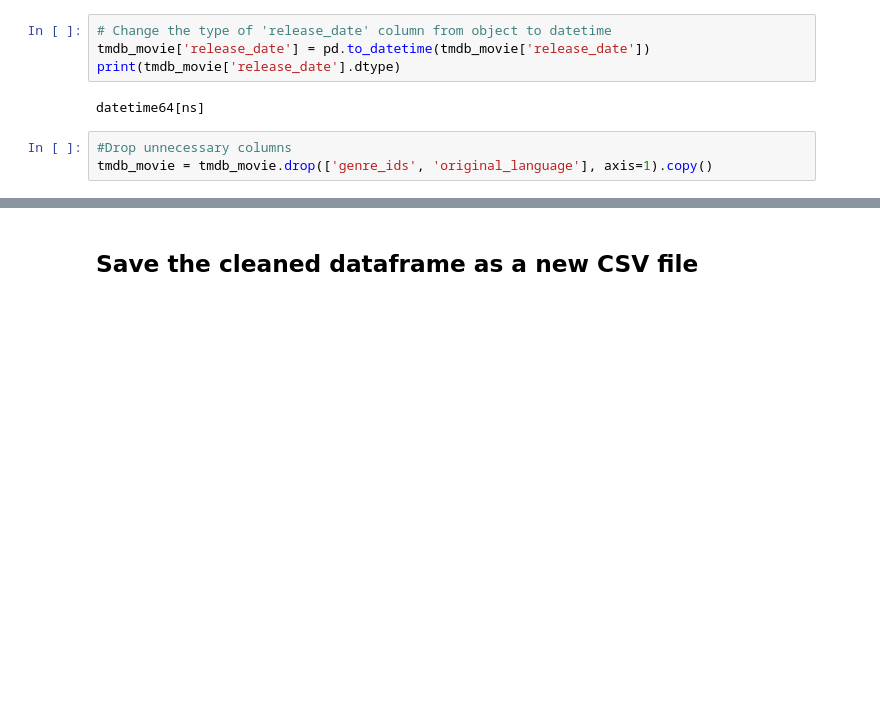
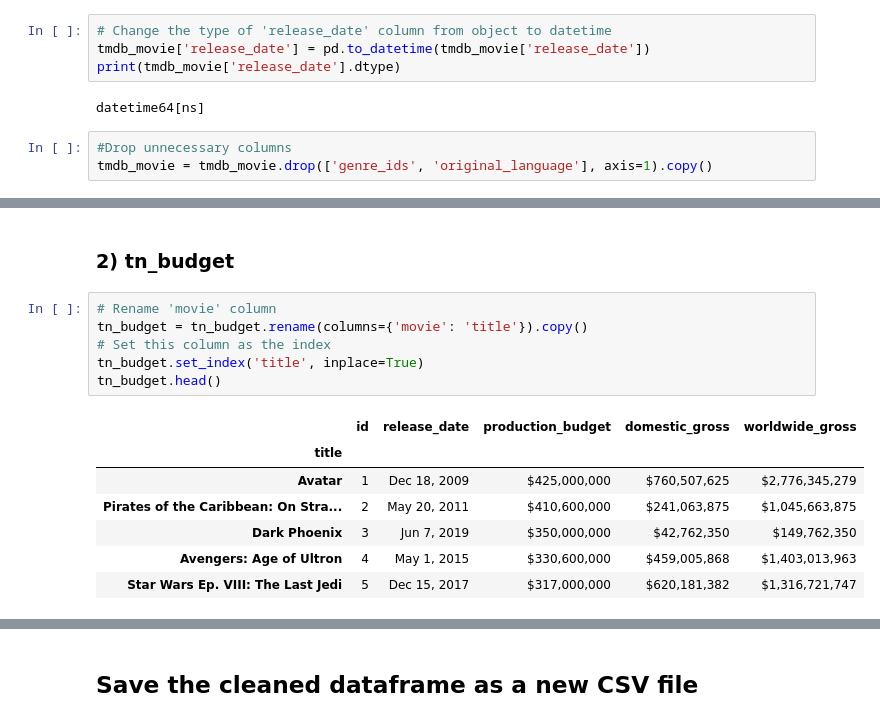
Before and after one commit to linhmai19/movie_revenue_hypothesis_testing, a Jupyter notebook: data_cleaning.ipynb, the cells around one changed output, grey strips where cells are left out. Saved outputs shown, nothing was run; the diff lists cells and outputs as text; blank space fills up the shorter version.

```diff
--- a/cleaning_tmdb_movies.ipynb
+++ b/data_cleaning.ipynb
@@ -105,3 +160,19 @@ movies_from_2000_2018.head()
 | 10138 | Iron Man 2 | 28.515 | 2010-05-07 | Iron Man 2 | 6.8 | 12368 | 5 | Friday |
 | 27205 | Inception | 27.920 | 2010-07-16 | Inception | 8.3 | 22186 | 7 | Friday |
 | 32657 | Percy Jackson & the Olympians: Th... | 26.691 | 2010-02-11 | Percy Jackson & the Olympians: Th... | 6.1 | 4229 | 2 | Thursday |
+# %% [markdown]
+### 2) tn_budget
+# %%
+# Rename 'movie' column
+tn_budget = tn_budget.rename(columns={'movie': 'title'}).copy()
+# Set this column as the index
+tn_budget.set_index('title', inplace=True)
+tn_budget.head()
+# %% [output]
+|  | id | release_date | production_budget | domestic_gross | worldwide_gross |
+| title |  |  |  |  |  |
+| Avatar | 1 | Dec 18, 2009 | $425,000,000 | $760,507,625 | $2,776,345,279 |
+| Pirates of the Caribbean: On Stra... | 2 | May 20, 2011 | $410,600,000 | $241,063,875 | $1,045,663,875 |
+| Dark Phoenix | 3 | Jun 7, 2019 | $350,000,000 | $42,762,350 | $149,762,350 |
+| Avengers: Age of Ultron | 4 | May 1, 2015 | $330,600,000 | $459,005,868 | $1,403,013,963 |
+| Star Wars Ep. VIII: The Last Jedi | 5 | Dec 15, 2017 | $317,000,000 | $620,181,382 | $1,316,721,747 |
```
Also changed, not shown: parts of 24 cells of this notebook, 1 other file.
